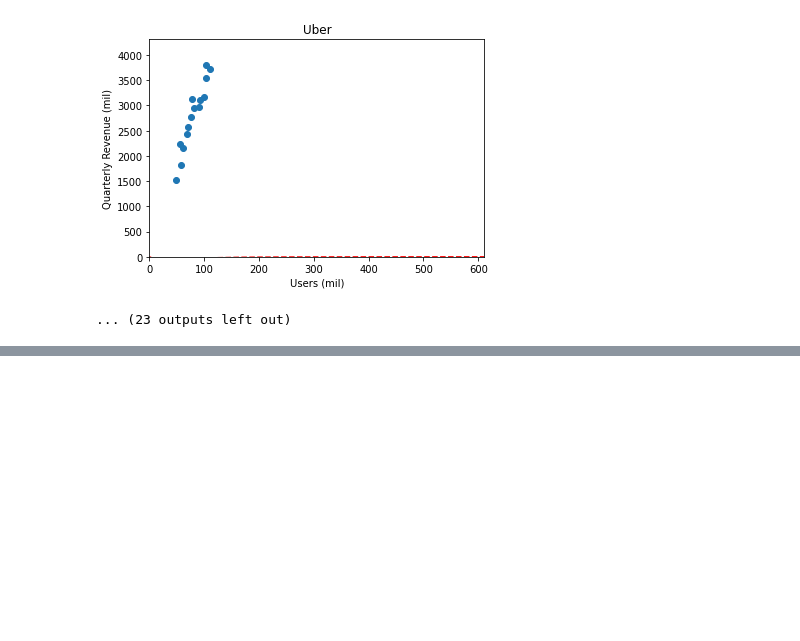
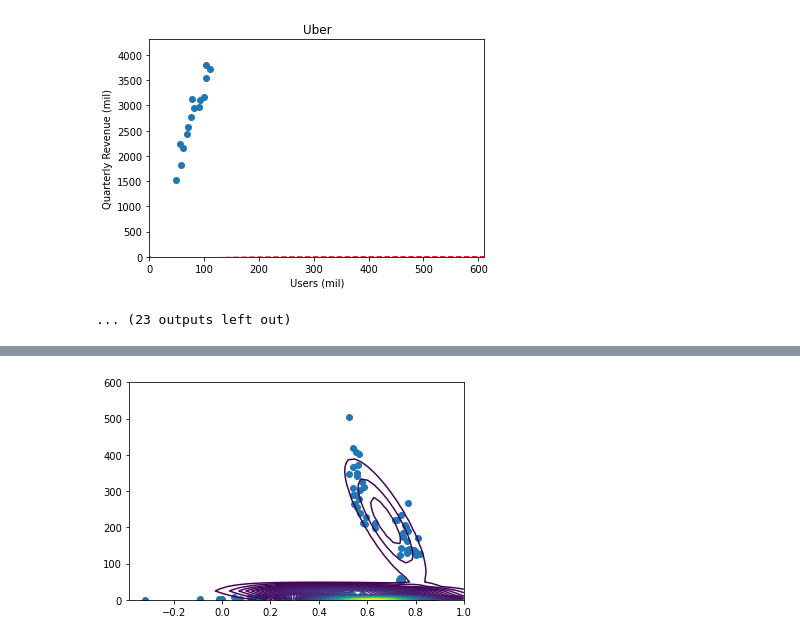
Before and after one commit to kambielawski/uciml_data_analysis, a Jupyter notebook: companies_scratchpad.ipynb, the cells around one changed output, grey strips where cells are left out. Saved outputs shown, nothing was run; the diff lists cells and outputs as text; code cells hidden in the pictures; blank space fills up the shorter version.

```diff
--- a/companies_scratchpad.ipynb
+++ b/companies_scratchpad.ipynb
@@ -374,0 +503,2 @@ beta:  [ 5.82713469e+92 -8.68882009e-02  1.34822944e-03]
+# %%
+weights, means, cov_matrices = gaussian_mixture_model(np.array(data), 4)
@@ -374,0 +549,21 @@ beta:  [ 5.82713469e+92 -8.68882009e-02  1.34822944e-03]
+# %%
+# from here: https://pythonmachinelearning.pro/clustering-with-gaussian-mixture-models/
+X, Y = np.meshgrid(np.linspace(-0.3, 1), np.linspace(0, 600))
+XX = np.array([X.ravel(), Y.ravel()]).T
+
+# we need some way to see the probability at each point
+# so we'll sum up the PDFs of each gaussian we discovered for each datapoint
+
+def getprob(X, weights, means, cov_matrices):
+    p_x = np.zeros(len(X))
+    num_gaussians = len(weights)
+    for i in range(len(X)):
+        for g in range(num_gaussians):
+            p_x[i] += weights[g] * multivariate_normal(means[g], cov_matrices[g]).pdf(X[i])
+
+    return p_x
+
+
+Z = getprob(XX, weights, means, cov_matrices)
+Z = Z.reshape((50, 50))
+Z
@@ -374,0 +584,6 @@ beta:  [ 5.82713469e+92 -8.68882009e-02  1.34822944e-03]
+# %%
+plt.contour(X, Y, Z, 200)
+plt.scatter(displaydata['gross_margin'], displaydata['revenue_per_user'])
+plt.show()
+# %% [output]
+[figure, added]
```
Also changed, not shown: parts of 12 cells of this notebook.
